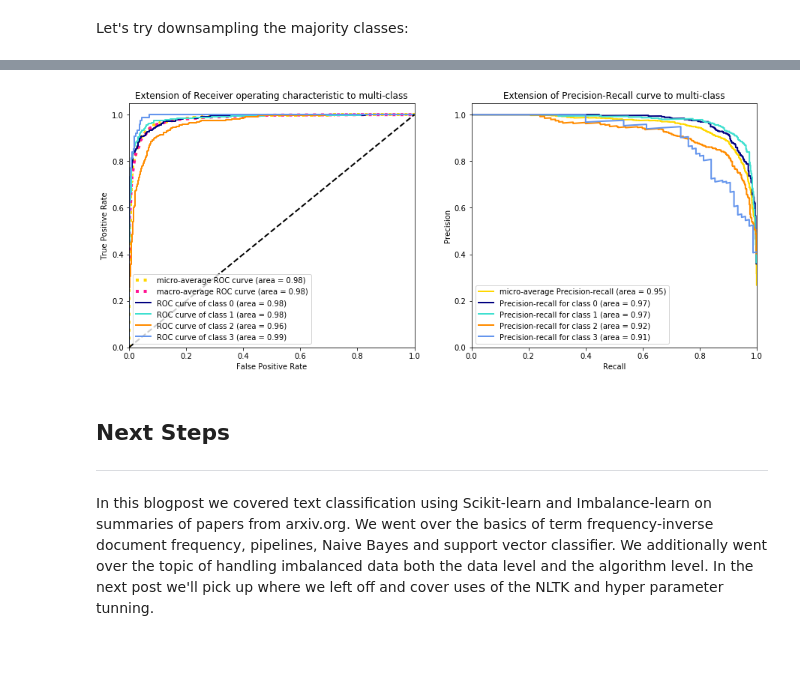
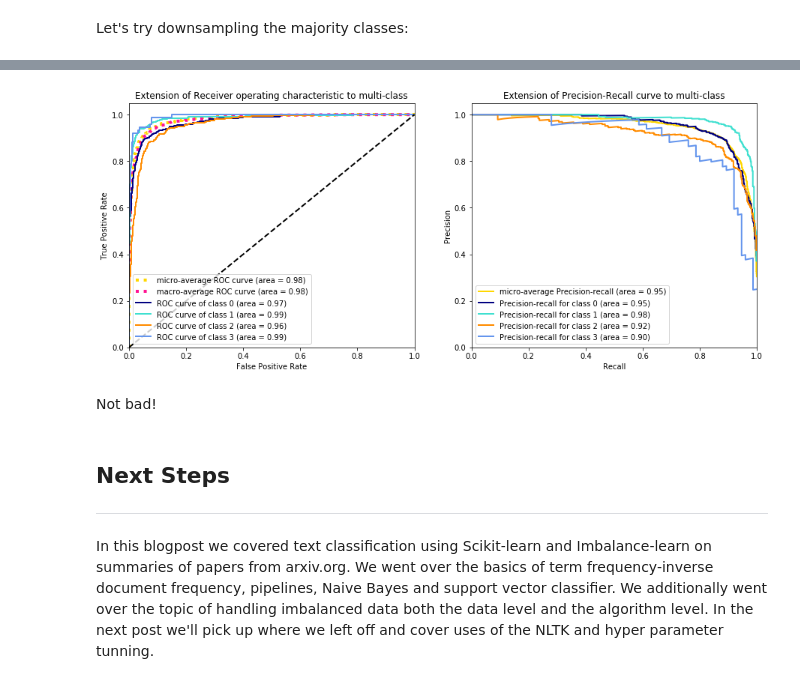
Before and after one commit to mdh266/TextClassificationApp, a Jupyter notebook: notebooks/NLP-Part1.ipynb, the cells around one changed output, grey strips where cells are left out. Drawn from its saved outputs; the diff is of its cells as text; code cells hidden in the pictures; blank space fills up the shorter version.

```diff
--- a/notebooks/NLP-Part1.ipynb
+++ b/notebooks/NLP-Part1.ipynb
@@ -771,0 +811,7 @@ Very good results!  A little low on the robotics recall, we can see using the We
+# %%
+svm_pipe3 = Pipeline([('vect',    CountVectorizer()),
+                     ('tfidf',   TfidfTransformer()),
+                     ('model',   LinearSVC(class_weight='balanced',
+                                           random_state=50))])
+
+evaluate_pipeline(svm_pipe3)
@@ -772,9 +858,11 @@ Very good results!  A little low on the robotics recall, we can see using the We
 # %%
-y_pred = svm_pipe.decision_function(test_df["text"])
+y_pred = svm_pipe3.decision_function(test_df["text"])
 
 plot_roc_pr(y_pred = y_pred, y_test = y_test)
 # %% [output]
-[figure, old version]
+[figure, new version]
+# %% [markdown]
+Not bad!
 # %% [markdown]
 ## Next Steps <a class="anchor" id="seventh-bullet"></a>
 -------------
```
Also changed, not shown: parts of 26 cells of this notebook, 3 other files.
